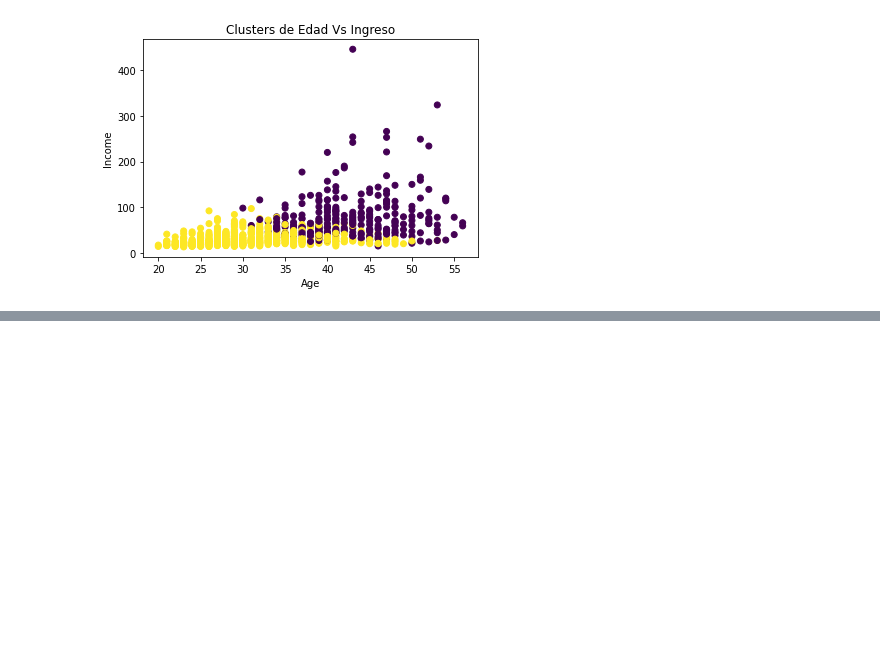
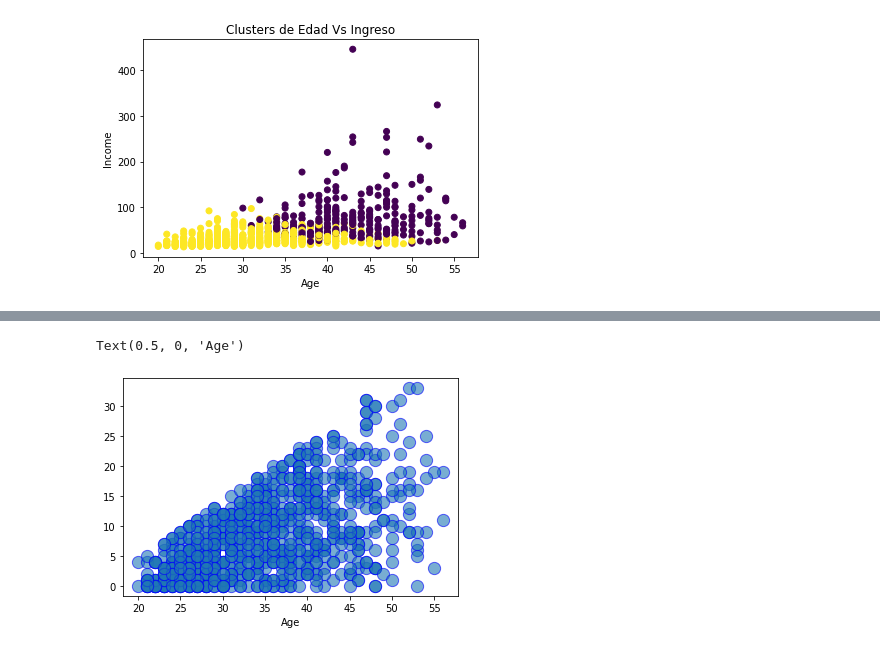
Before and after one commit to wilsonfffs/CODING-DOJO, a Jupyter notebook: Ejercicio_sobre_KMeans.ipynb, the cells around one changed output, grey strips where cells are left out. Saved outputs shown, nothing was run; the diff lists cells and outputs as text; code cells hidden in the pictures; blank space fills up the shorter version.

```diff
--- a/Ejercicio_sobre_KMeans.ipynb
+++ b/Ejercicio_sobre_KMeans.ipynb
@@ -131,0 +151,9 @@ plt.title('Clusters de Edad Vs Ingreso');
+# %%
+# Visualizar datos
+plt.scatter(df1['Age'], df1['Years Employed'], s = 150,
+               alpha = 0.6,
+               edgecolor = 'b')
+plt.xlabel('Age')
+# %% [output]
+Text(0.5, 0, 'Age')
+[figure, added]
```
Also changed, not shown: parts of 4 cells of this notebook.
